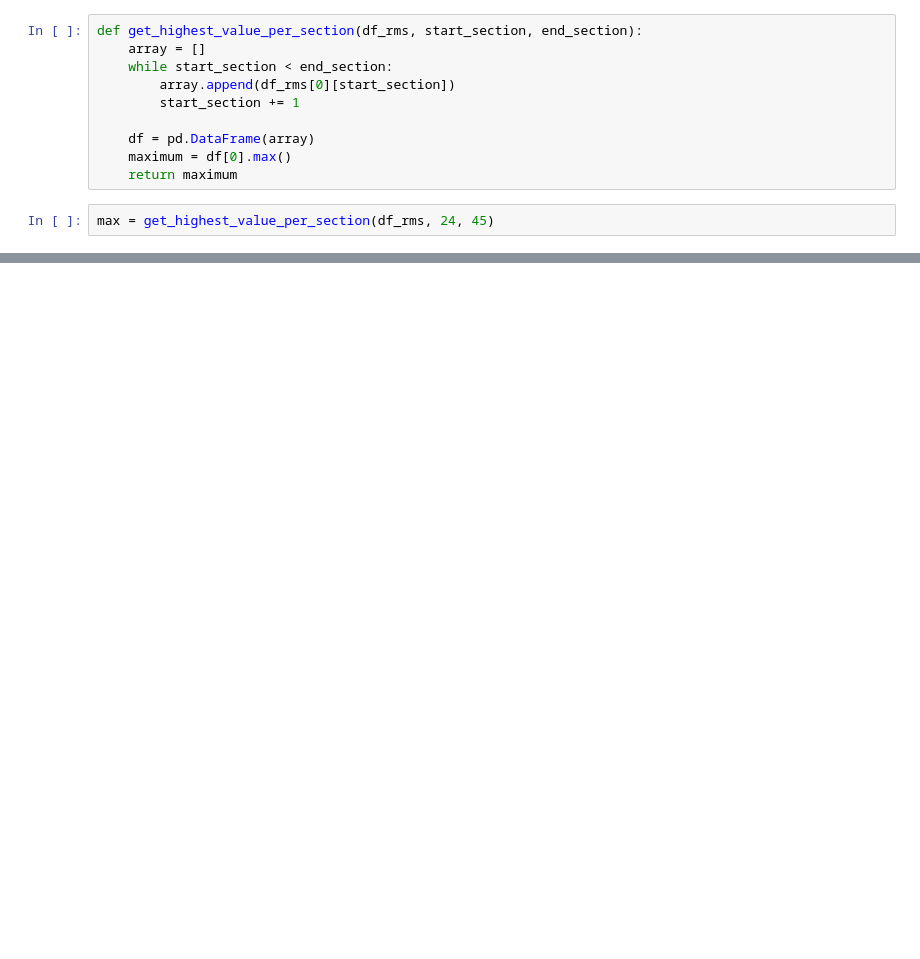
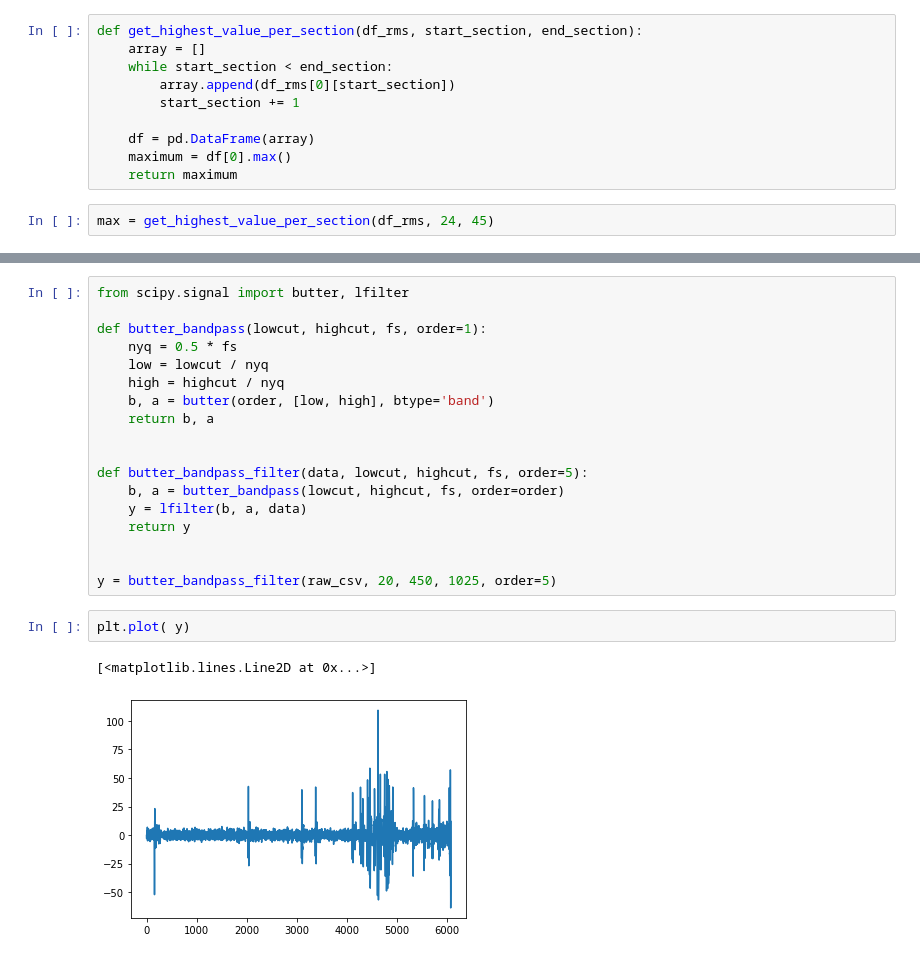
Before and after one commit to alberturria/PerformAppServer, a Jupyter notebook: notebooks/process_waves.ipynb, the cells around one changed output, grey strips where cells are left out. Cells and saved outputs as stored; diff of their text form; blank space fills up the shorter version.

```diff
--- a/notebooks/process_waves.ipynb
+++ b/notebooks/process_waves.ipynb
@@ -179,0 +186,23 @@ max
+# %%
+from scipy.signal import butter, lfilter
+
+def butter_bandpass(lowcut, highcut, fs, order=1):
+    nyq = 0.5 * fs
+    low = lowcut / nyq
+    high = highcut / nyq
+    b, a = butter(order, [low, high], btype='band')
+    return b, a
+
+
+def butter_bandpass_filter(data, lowcut, highcut, fs, order=5):
+    b, a = butter_bandpass(lowcut, highcut, fs, order=order)
+    y = lfilter(b, a, data)
+    return y
+
+
+y = butter_bandpass_filter(raw_csv, 20, 450, 1025, order=5)
+# %%
+plt.plot( y)
+# %% [output]
+[<matplotlib.lines.Line2D at 0x...>]
+[figure, added]
```
Also changed, not shown: parts of 10 cells of this notebook, 45 other files.
